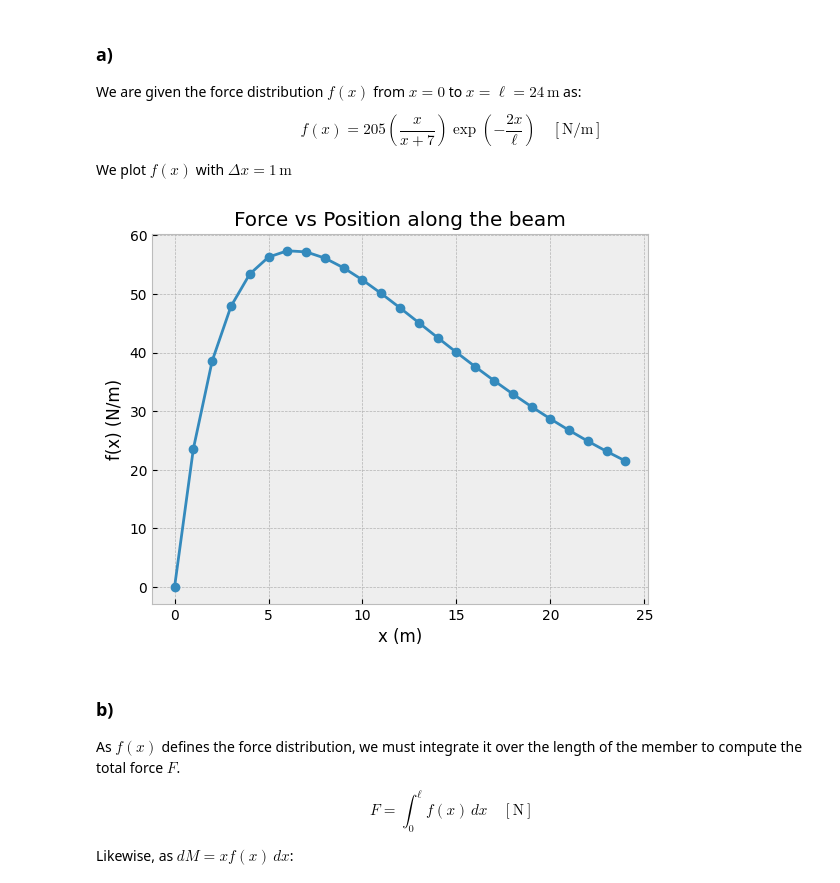
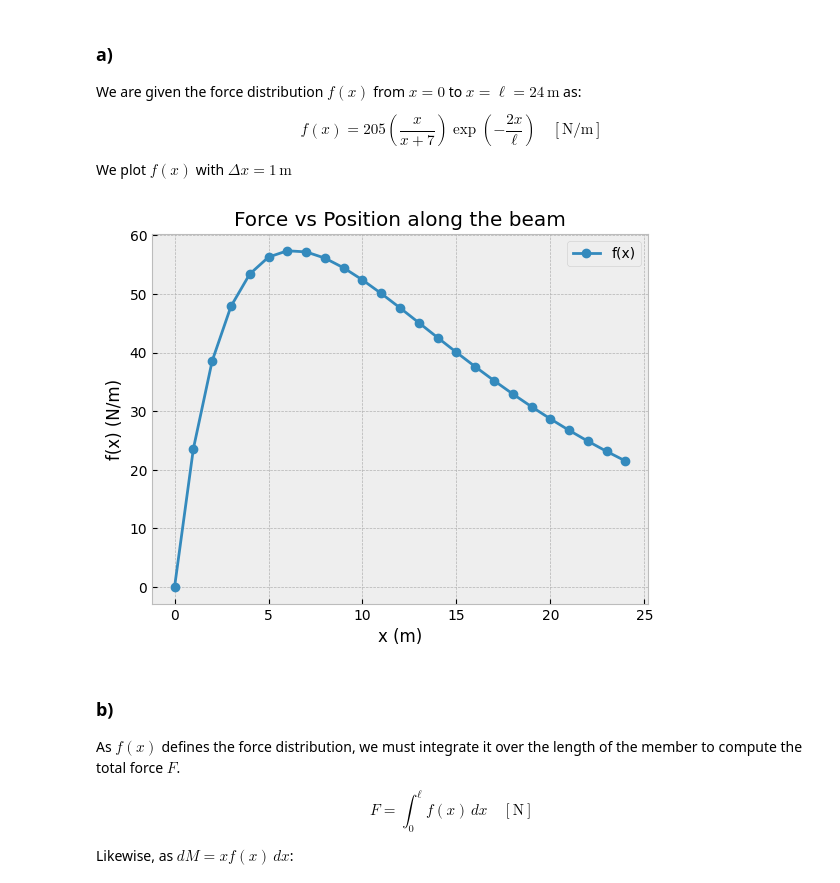
Before and after one commit to imported-canuck/MECH-309, a Jupyter notebook: Assignment 1/Assignment 1-Q1.ipynb, the cells around one changed output. Cells and saved outputs as stored; diff of their text form; code cells hidden in the pictures.

```diff
--- a/Assignment 1/Assignment 1-Q1.ipynb
+++ b/Assignment 1/Assignment 1-Q1.ipynb
@@ -25,21 +27,21 @@ We plot $f(x)$ with $\Delta x = 1\, \mathrm{m}$
 # %%
 # Set variables
 a = 0.0 # Lower bound
 l = 24.0 # Length of mast
 dx = 1.0 # Step size
 x = np.arange(a, l+dx, dx) # x values from a to l with step size dx
 
 f = 205*(x/(x+7))*np.exp(-2*x/l)
 
 # Plotting
-plt.plot(x, f, marker='o')
-
+plt.plot(x, f, marker='o', label="f(x)")
 plt.xlabel("x (m)")
 plt.ylabel("f(x) (N/m)")
 plt.title("Force vs Position along the beam")
+plt.legend()
 plt.show()
 # %% [output]
-[figure, old version]
+[figure, new version]
 # %% [markdown]
 ### b)
 
```
Also changed, not shown: parts of 1 cell of this notebook, 2 other files.
